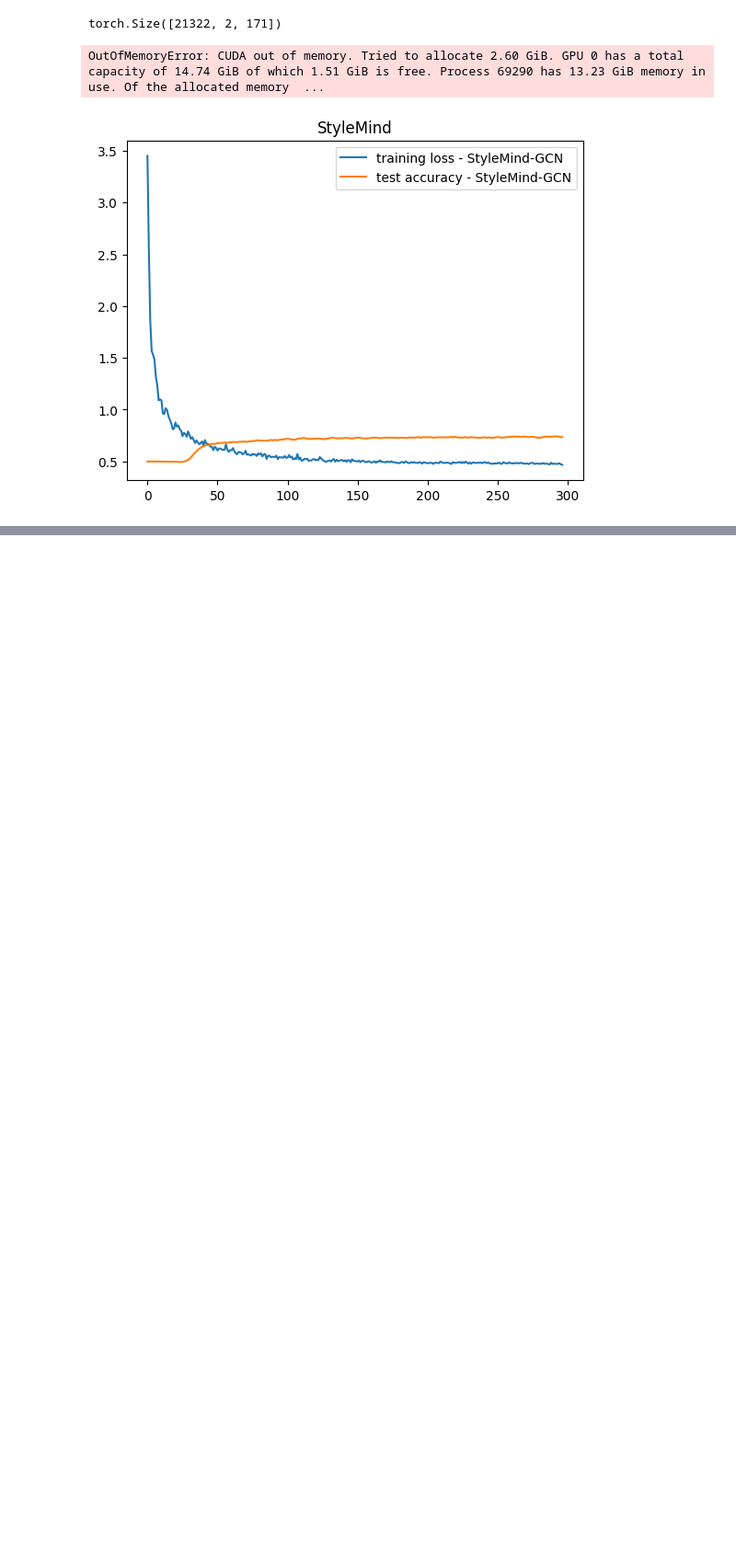
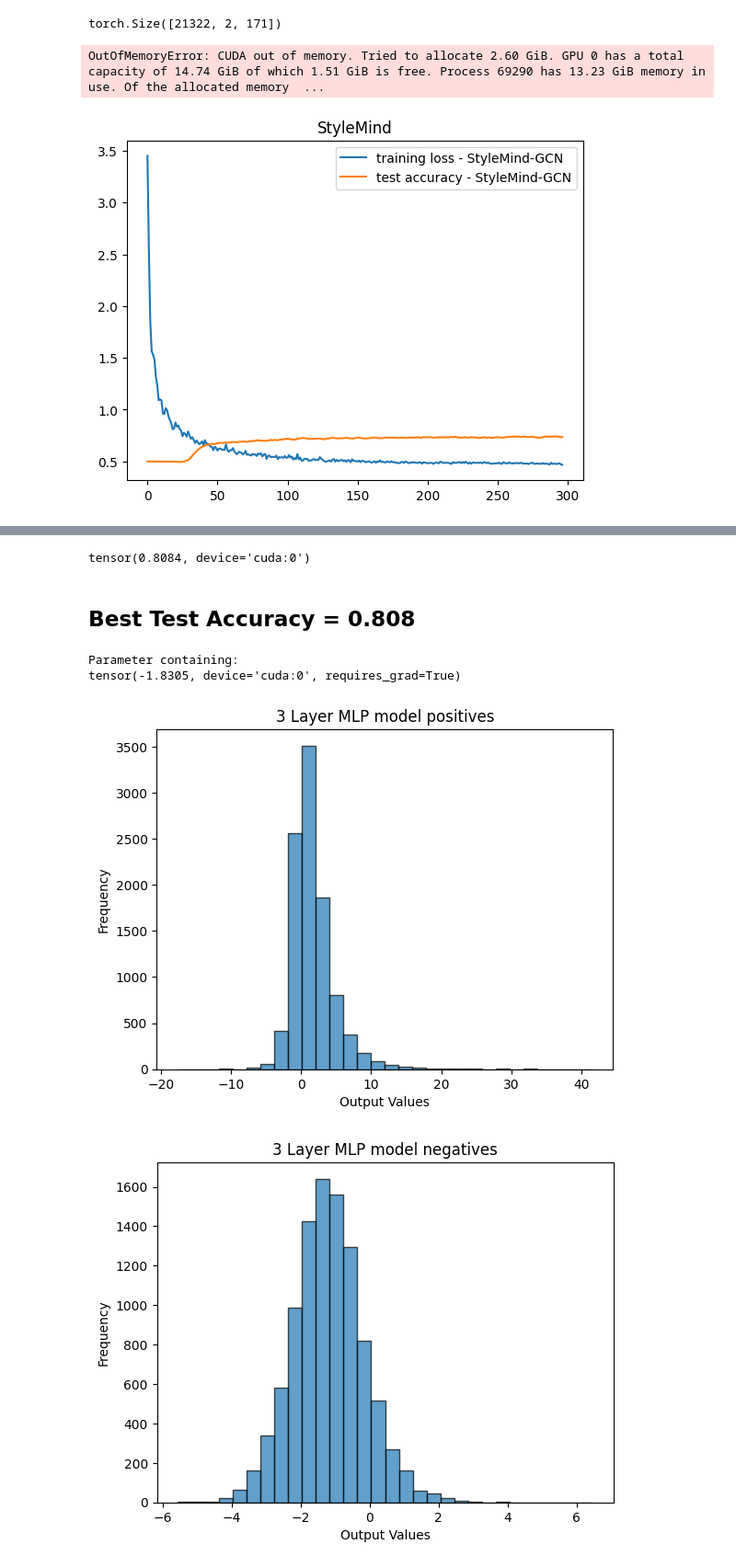
Before and after one commit to Alijgh003/StyleMind-GNN, a Jupyter notebook: StyleMind_GCN.ipynb, the cells around one changed output, grey strips where cells are left out. Shown at 92% size. Saved outputs shown, nothing was run; the diff lists cells and outputs as text; code cells hidden in the pictures; blank space fills up the shorter version.

```diff
--- a/StyleMind_GCN.ipynb
+++ b/StyleMind_GCN.ipynb
@@ -662,7 +660,0 @@ plot_histogram(torch.sigmoid(o[o.shape[0]//2:]), "inner product only model negat
-# %%
-positives = o[:o.shape[0]//2]
-negatives = o[o.shape[0]//2:]
-
-pacc = (positives > 0).float().sum() / positives.shape[0]
-nacc = (negatives <= 0).float().sum() / negatives.shape[0]
-0.5*pacc + 0.5*nacc
@@ -671,5 +660,0 @@ tensor(0.9131)
-# %%
-positives = o[:o.shape[0]//2]
-negatives = o[o.shape[0]//2:]
-
-train_eval_outfits[positives.argmin()] ,train_eval_outfits[o.shape[0]//2+negatives.argmax()]
@@ -982,5 +956,10 @@ plt.show()
 # %% [output]
 [figure]
 # %%
+hidden_channel = 128
+out_channel = 128
+number_of_layers = 3
+dropout = 0.5
+lr = 0.01
 mlp_model = StyleMindGCN(in_channels, hidden_channels
-                     ,out_channels, number_of_layers,"MLP", dropout).to(device)
+                     ,out_channels, number_of_layers,"MLP", dropout, learning_margin=True).to(device)
@@ -1044,0 +1026,12 @@ TypeError: Linear.forward() takes 2 positional arguments but 3 were given
+# %%
+best_test_acc
+# %% [output]
+tensor(0.8084, device='cuda:0')
+# %% [markdown]
+## Best Test Accuracy = 0.808
+# %%
+embd, o = best_model(x, datasplit['test']['message_passings'].to(device)
+  , datasplit['test']['outfits'].to(device))
+
+embd = embd.cpu()
+o = o.cpu()
@@ -1044,0 +1040,13 @@ TypeError: Linear.forward() takes 2 positional arguments but 3 were given
+# %%
+best_model.final_prediction_margin
+# %% [output]
+Parameter containing:
+tensor(-1.8305, device='cuda:0', requires_grad=True)
+# %%
+plot_histogram(o[:o.shape[0]//2], "3 Layer MLP model positives")
+plot_histogram(o[o.shape[0]//2:], "3 Layer MLP model negatives")
+plot_histogram(torch.sigmoid(o[:o.shape[0]//2]), "3 Layer MLP model positives sigmoid")
+plot_histogram(torch.sigmoid(o[o.shape[0]//2:]), "3 Layer MLP model negatives sigmoid")
+# %% [output]
+[figure, added]
+[figure, added]
```
Also changed, not shown: parts of 26 cells of this notebook.
